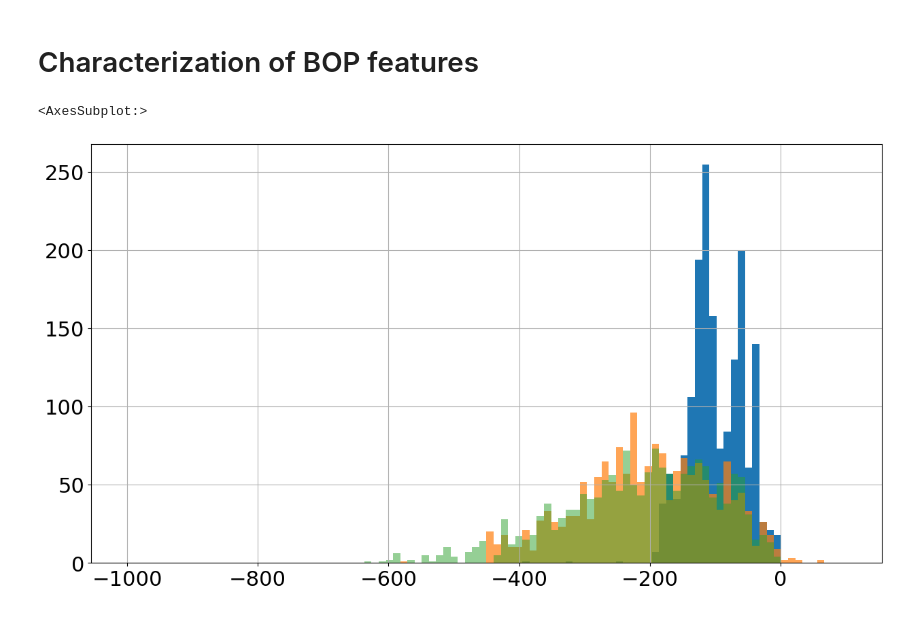
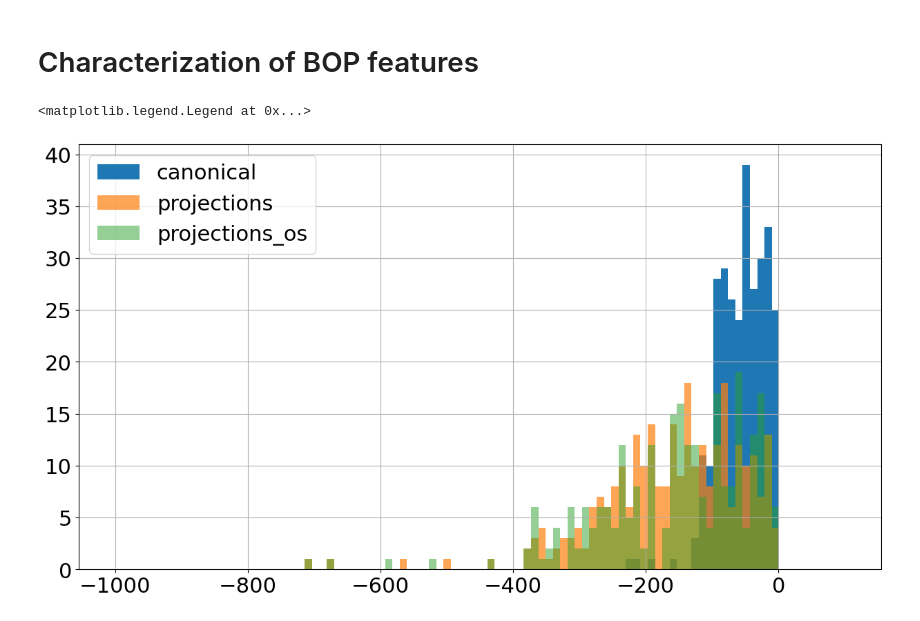
Before and after one commit to AIIMProject/MLFeMoTCPs, a Jupyter notebook: 05_ComputeBOPFeatures.ipynb, the cells around one changed output. Drawn from its saved outputs; the diff is of its cells as text; code cells hidden in the pictures.

```diff
--- a/05_ComputeBOPFeatures.ipynb
+++ b/05_ComputeBOPFeatures.ipynb
@@ -141,2 +114,6 @@ from Tools.DatasetTools import GeneralFeaturizer as gf
 # %%
 descriptorlocation = os.path.join(dataset, 'Descriptors' )
+# %%
+CNListLocation = os.path.join(descriptorlocation,'CNList.pkl')
+# %%
+CNList = pd.read_pickle(CNListLocation)
@@ -147,3 +125,0 @@ PyscalFeatures = pd.read_pickle(PyscalFeaturesFile)
-# %%
-from importlib.machinery import SourceFileLoader
-gf = SourceFileLoader('gf', 'Tools/DatasetTools/GeneralFeaturizer.py').load_module()
@@ -155,7 +129,7 @@ specialcolumns =['U_bind','U_bond_atom', 'U_bond_atom_list']
 for model, result in results.items():
     columnstoexpand = result.columns.drop(specialcolumns)
     df = gf.array_expansions(result, columnstoexpand)
-    ThisCoordination = PyscalFeatures.pyscal_cn[result.index]
+    ThisCoordination = CNList[result.index]
     resultscnav[model] = gf.featurize_dataframe(df, ThisCoordination)
     resultscnav[model] = pd.concat([result[specialcolumns[:-1]], resultscnav[model]],  axis=1)
     averaged_bop_file = os.path.join(descriptorlocation,'CNAV_'+os.path.basename(resultspickle[model]))
@@ -187,12 +161,13 @@ plt.style.use('default')
 plt.rc('figure', figsize=(15,8))
 plt.rc('font', size=22)
 # %%
-ax = resultscnav['canonical']['U_bind'].hist(bins=100, range=[-1000,100])
-resultscnav['projections']['U_bind'].hist(bins=100, ax=ax, alpha=0.7, range=[-1000,100])
-resultscnav['projections_os']['U_bind'].hist(bins=100, ax=ax, alpha=0.5,range=[-1000,100])
+ax = resultscnav['canonical']['U_bind'].hist(bins=100, range=[-1000,100], label='canonical')
+resultscnav['projections']['U_bind'].hist(bins=100, ax=ax, alpha=0.7, range=[-1000,100], label='projections')
+resultscnav['projections_os']['U_bind'].hist(bins=100, ax=ax, alpha=0.5,range=[-1000,100], label='projections_os')
+ax.legend()
 # %% [output]
-<AxesSubplot:>
+<matplotlib.legend.Legend at 0x...>
-[figure, old version]
+[figure, new version]
 # %%
 def comparefeatures(featurename, featuresymbol):
     plotfeature = {f'{featurename}_{i}_0': fr'$\langle {featuresymbol}_{i} \rangle $' for i in range(1,4)}
```
Also changed, not shown: parts of 16 cells of this notebook.
